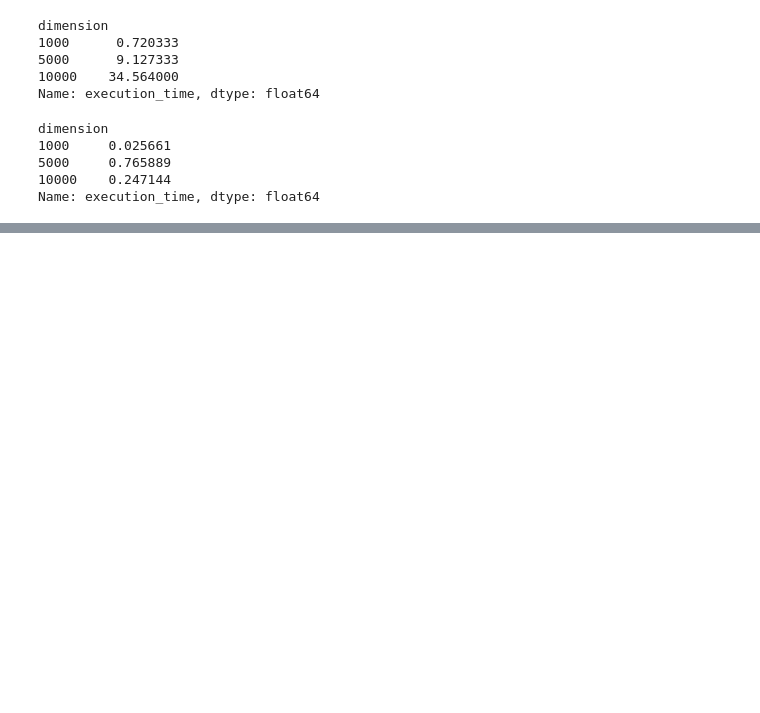
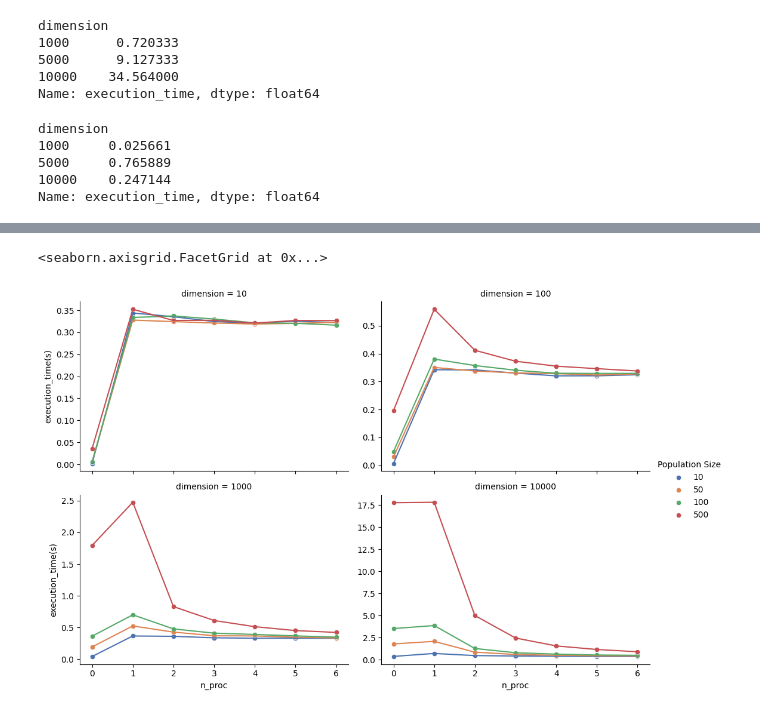
Before and after one commit to VivianeGalvao/computacao_distribuida, a Jupyter notebook: metrics.ipynb, the cells around one changed output, grey strips where cells are left out. Saved outputs shown, nothing was run; the diff lists cells and outputs as text; code cells hidden in the pictures; blank space fills up the shorter version.

```diff
--- a/metrics.ipynb
+++ b/metrics.ipynb
@@ -64,0 +93,2 @@ Name: execution_time, dtype: float64
+# %%
+df_mpi = data['mpi'].groupby(['dimension', 'n_pop', 'n_proc'])['execution_time'].mean().to_frame().reset_index()
@@ -64,0 +97,2 @@ Name: execution_time, dtype: float64
+# %%
+df_mpi = df_mpi.merge(df_pso, on=['dimension', 'n_pop'], suffixes=('_mpi', '_pso'))
@@ -64,0 +153,17 @@ Name: execution_time, dtype: float64
+# %%
+time_pso = df_pso[['dimension', 'n_pop', 'execution_time']]
+time_pso['n_proc'] = 0
+time_pso = time_pso.rename(columns={'execution_time': 'execution_time(s)'})
+time_mpi = df_mpi[['dimension', 'n_pop', 'n_proc','execution_time_mpi']]
+time_mpi = time_mpi.rename(columns={'execution_time_mpi': 'execution_time(s)'})
+
+
+df = pd.concat([time_pso, time_mpi], axis=0)
+
+g = sns.FacetGrid(df, col="dimension", hue='n_pop', col_wrap=2, sharey=False, height=3.5, aspect=1.5, palette="deep")
+g.map(sns.lineplot, "n_proc", 'execution_time(s)')
+g.map(sns.scatterplot, "n_proc", 'execution_time(s)')
+g.add_legend(title="Population Size")
+# %% [output]
+<seaborn.axisgrid.FacetGrid at 0x...>
+[figure, added]
```
Also changed, not shown: parts of 26 cells of this notebook, 13 other files.
